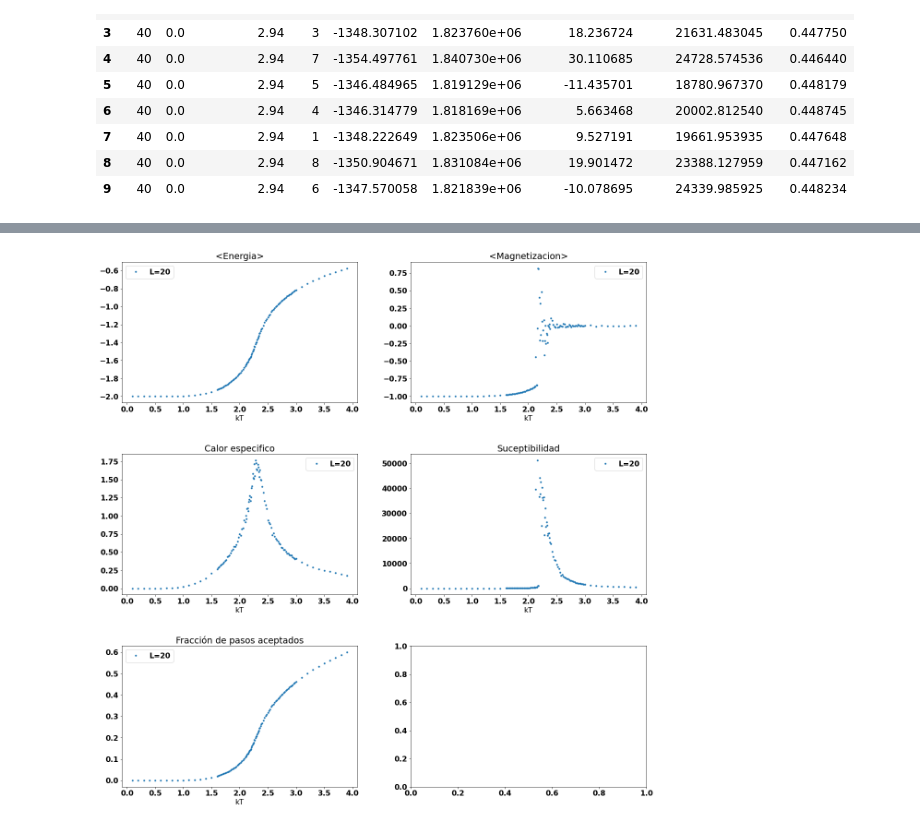
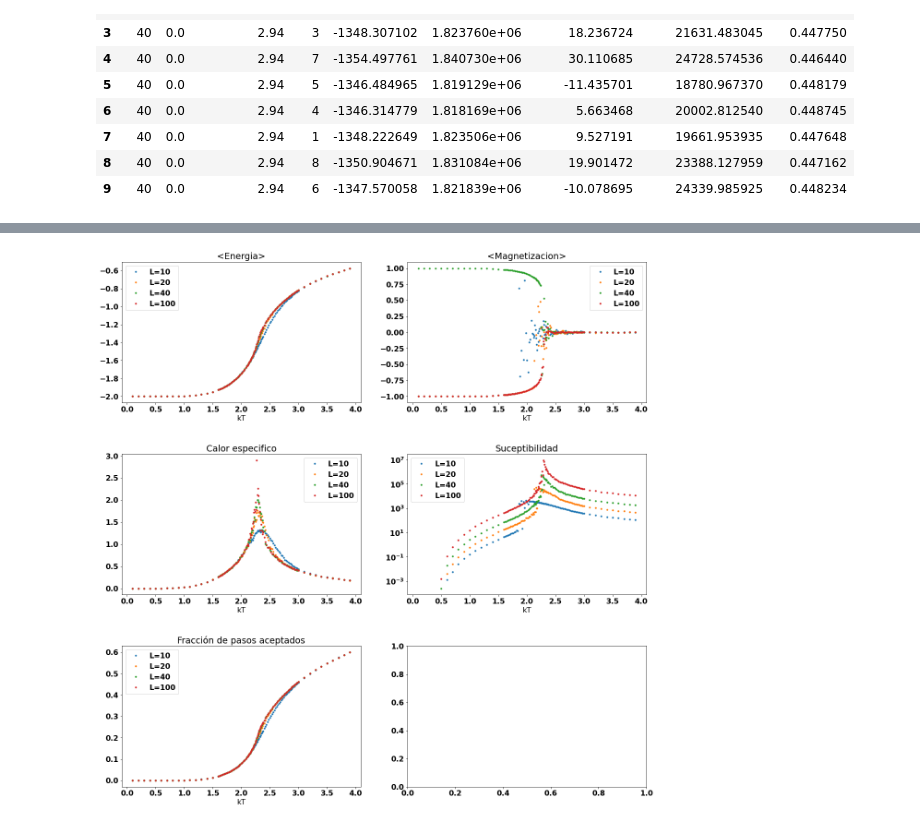
Before and after one commit to sstandre/ising, a Jupyter notebook: analisis.ipynb, the cells around one changed output, grey strips where cells are left out. Cells and saved outputs as stored; diff of their text form; code cells hidden in the pictures.

```diff
--- a/analisis.ipynb
+++ b/analisis.ipynb
@@ -83,8 +82,2 @@ data2 = calc_magnitudes(data_raw2)
 
 # data.loc[120:130]
-# %%
-fig, ax = plt.subplots()
-fig.set_size_inches(12, 8)
-ax.scatter(data[data['size']==20].temperature, data[data['size']==20].Cv, label='viejo', s=3)
-ax.scatter(data2.temperature, data2.Cv, label='nuevo', s=3)
-ax.legend()
@@ -94,22 +84,22 @@ ax.legend()
 # %%
 fig, ((ax1,ax2),(ax3,ax4),(ax5,ax6)) = plt.subplots(3,2)
 fig.set_size_inches(18, 18)
-for s in [20]: #data['size'].unique():
+for s in data['size'].unique():
     dataf = data[(data['size']==s) & (data['B']==0.0)]
 
     plot(ax2, dataf['temperature'], dataf['M'], '<Magnetizacion>', label=f'L={s}')
     plot(ax1, dataf['temperature'], dataf['E'], '<Energia>', label=f'L={s}')
     plot(ax3, dataf['temperature'], dataf['Cv'], 'Calor especifico', label=f'L={s}')
-    plot(ax4, dataf['temperature'], dataf['X'], 'Suceptibilidad', label=f'L={s}')
+    plot(ax4, dataf['temperature'], dataf['X'], 'Suceptibilidad', label=f'L={s}', semilog=True)
     plot(ax5, dataf['temperature'], dataf['aceptados'], 'Fracción de pasos aceptados', label=f'L={s}')
 
 ax1.legend()
 ax2.legend()
 ax3.legend()
 ax4.legend()
 ax5.legend()
 # ax3.set_ylim(0,2)
 fig.tight_layout(pad=3.0)
 plt.show()
 # %% [output]
-[figure, old version]
+[figure, new version]
```
Also changed, not shown: parts of 4 cells of this notebook, 2 other files.
